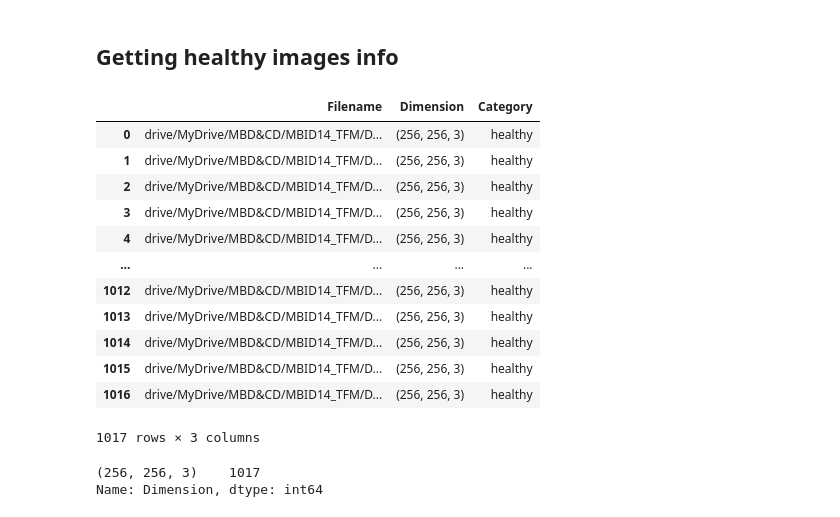
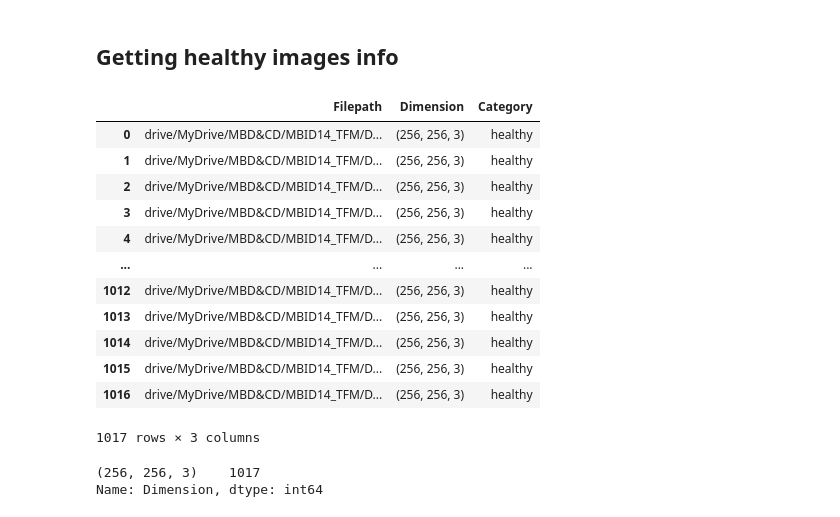
Before and after one commit to jramon-mm/14MBID-TFM, a Jupyter notebook: Crop-Disease-Detection/Crop_disease_detection.ipynb, the cells around one changed output. Drawn from its saved outputs; the diff is of its cells as text; code cells hidden in the pictures.

```diff
--- a/Crop-Disease-Detection/Crop_disease_detection.ipynb
+++ b/Crop-Disease-Detection/Crop_disease_detection.ipynb
@@ -18,22 +18,22 @@ Mounted at /content/drive
 # %%
 # Defining variables
 healthy_imgs_path = 'drive/MyDrive/MBD&CD/MBID14_TFM/DL/Grape_imgs/healthy'
 healthy_imgs_paths = []
 healthy_category = []
 healthy_imgs_dimensions = []
 
 # Reading healthy images and saving their information
-for filename in os.listdir(healthy_imgs_path):
-  healthy_img_path = os.path.join(healthy_imgs_path, filename)
+for filepath in os.listdir(healthy_imgs_path):
+  healthy_img_path = os.path.join(healthy_imgs_path, filepath)
   healthy_imgs_paths.append(healthy_img_path)
   healthy_category.append('healthy')
   healthy_img = cv2.imread(healthy_img_path)
   healthy_imgs_dimensions.append(healthy_img.shape)
 
-df_healthy = pd.DataFrame({'Filename': healthy_imgs_paths, 'Dimension': healthy_imgs_dimensions, 'Category': healthy_category})
+df_healthy = pd.DataFrame({'Filepath': healthy_imgs_paths, 'Dimension': healthy_imgs_dimensions, 'Category': healthy_category})
 df_healthy
 # %% [output]
-|  | Filename | Dimension | Category |
+|  | Filepath | Dimension | Category |
 | 0 | drive/MyDrive/MBD&CD/MBID14_TFM/D... | (256, 256, 3) | healthy |
 | 1 | drive/MyDrive/MBD&CD/MBID14_TFM/D... | (256, 256, 3) | healthy |
 | 2 | drive/MyDrive/MBD&CD/MBID14_TFM/D... | (256, 256, 3) | healthy |
```
Also changed, not shown: parts of 31 cells of this notebook.
